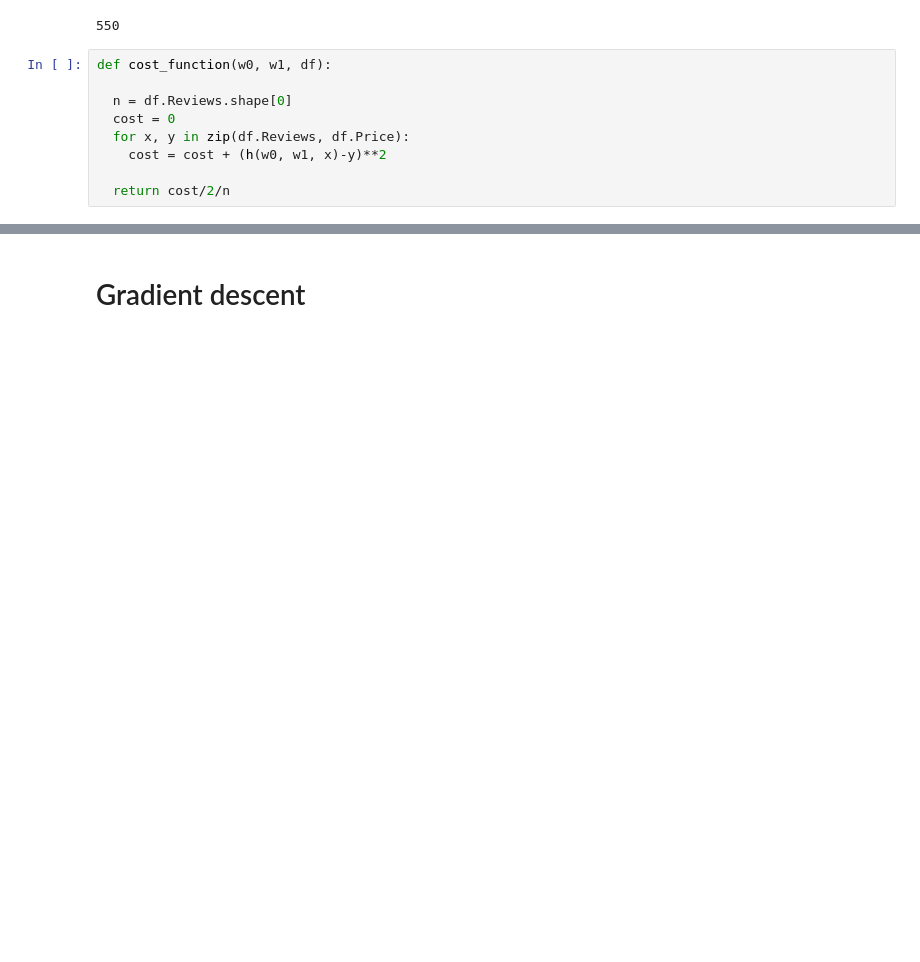
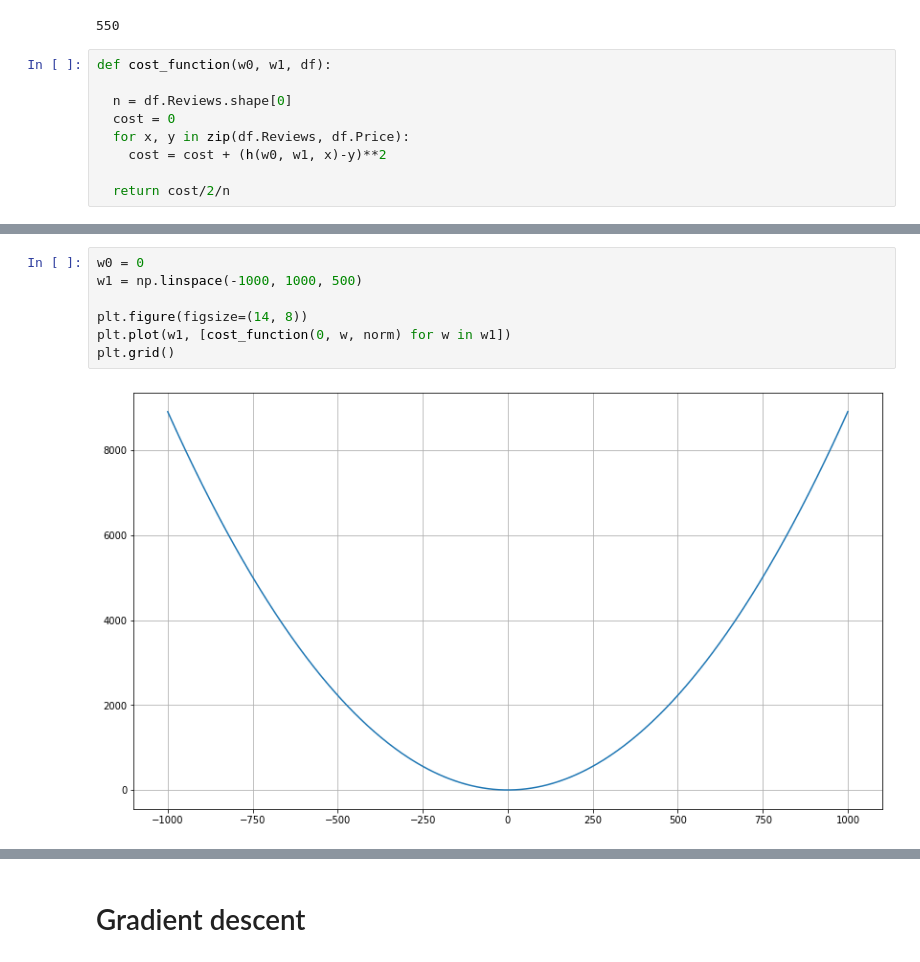
Before and after one commit to adv555/DataScience, a Jupyter notebook: Sklearn/Module_7_1.ipynb, the cells around one changed output, grey strips where cells are left out. Cells and saved outputs as stored; diff of their text form; blank space fills up the shorter version.

```diff
--- a/Sklearn/Module_7_1.ipynb
+++ b/Sklearn/Module_7_1.ipynb
@@ -52,0 +99,9 @@ plt.grid()
+# %%
+w0 = 0
+w1 = np.linspace(-1000, 1000, 500)
+
+plt.figure(figsize=(14, 8))
+plt.plot(w1, [cost_function(0, w, norm) for w in w1])
+plt.grid()
+# %% [output]
+[figure, added]
```
Also changed, not shown: parts of 28 cells of this notebook.
